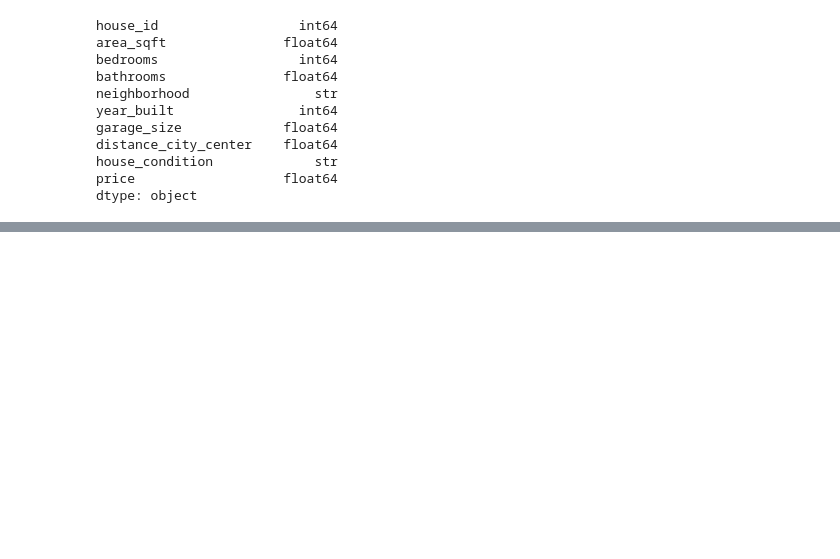
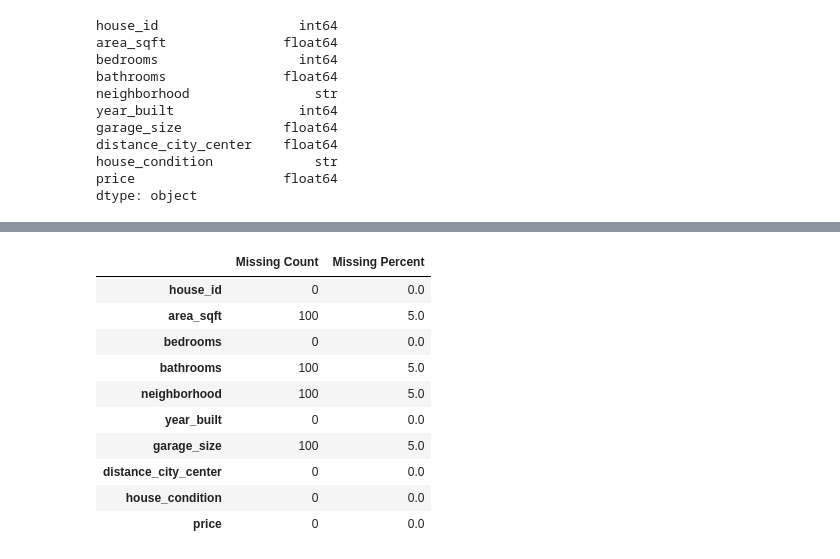
Before and after one commit to Abricos-gt/-End-to-End-House-Price-Analysis-and-Prediction, a Jupyter notebook: house-price-analysis.ipynb, the cells around one changed output, grey strips where cells are left out. Cells and saved outputs as stored; diff of their text form; code cells hidden in the pictures; blank space fills up the shorter version.

```diff
--- a/house-price-analysis.ipynb
+++ b/house-price-analysis.ipynb
@@ -82,0 +122,16 @@ dtype: object
+# %%
+missing_count= data.isna().sum()
+missing_percent=data.isna().mean()*100
+pd.concat([missing_count,missing_percent],axis=1,keys=['Missing Count','Missing Percent'])
+# %% [output]
+|  | Missing Count | Missing Percent |
+| house_id | 0 | 0.0 |
+| area_sqft | 100 | 5.0 |
+| bedrooms | 0 | 0.0 |
+| bathrooms | 100 | 5.0 |
+| neighborhood | 100 | 5.0 |
+| year_built | 0 | 0.0 |
+| garage_size | 100 | 5.0 |
+| distance_city_center | 0 | 0.0 |
+| house_condition | 0 | 0.0 |
+| price | 0 | 0.0 |
```
Also changed, not shown: parts of 12 cells of this notebook.
